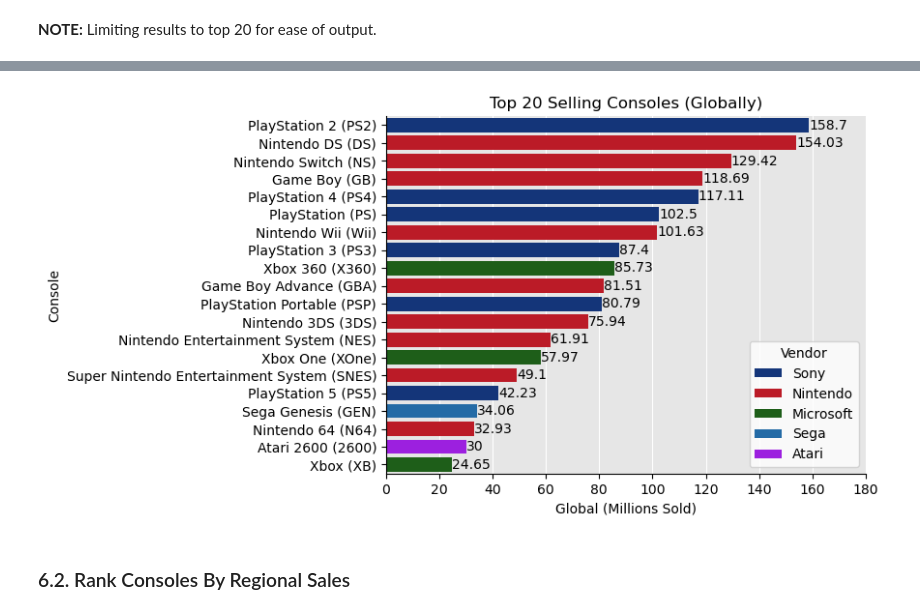
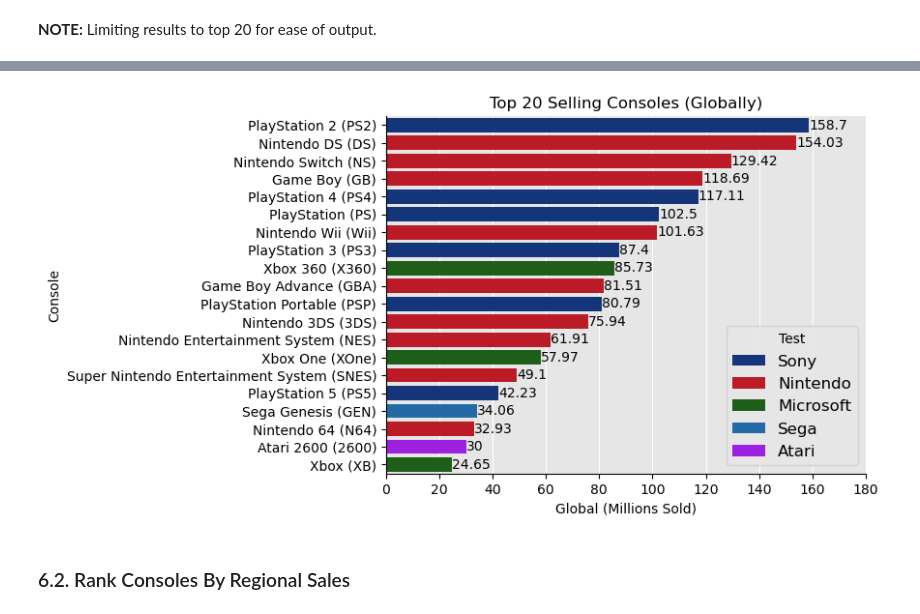
Before and after one commit to York13Pud/data-analytics-portfolio, a Jupyter notebook: video-game-console-sales/analysis.ipynb, the cells around one changed output, grey strips where cells are left out. Cells and saved outputs as stored; diff of their text form; code cells hidden in the pictures.

```diff
--- a/video-game-console-sales/analysis.ipynb
+++ b/video-game-console-sales/analysis.ipynb
@@ -108,3 +109,10 @@ colour_pallette = colours(data = df)
+# %%
+# -- Set the defaults for Seaborn:
+# -- Set the background colour of the axes and turn on the legend frame:
+sns.set_style(rc = {"axes.facecolor": ".9",
+                    'font.size': 36,
+                    #"grid.color": "white",
+                    "legend.frameon": True})
 # %% [markdown]
 ### 5.4. Check The DataTypes
 # %%
@@ -167,6 +175,7 @@ As a result, it is ok to start exploring the data.
 # %% [markdown]
 **NOTE:** Limiting results to top 20 for ease of output.
 # %%
-global_sales = df[["vendor","platform", "global_millions"]].sort_values(by = "global_millions",
-                                                                        ascending = False).head(20)
-global_sales
+global_sales = df[["vendor","platform", "global_millions"]]\
+                   .sort_values(by = "global_millions",
+                                ascending = False).head(20)
+# global_sales
@@ -191,51 +182,48 @@ global_sales
 # %%
-# -- Set the background colour of the axes and turn on the legend frame:
-sns.set_style(rc = {"axes.facecolor": ".9",
-                    "grid.color": "white",
-                    "legend.frameon": True})
-
 # -- Build the barplot:
 ax = sns.barplot(data=global_sales,
                  x = "global_millions",
                  y = "platform",
                  hue = "vendor",
-                 #color = "vendor",
                  palette = colour_pallette,
                  err_kws={'linewidth': 0}
             )
 
 # -- Show values at the end of each bar:
 for i in ax.containers:
     ax.bar_label(i)
 
 # -- Set axis labels:
-ax.set(xlabel = "Global (Millions Sold)", ylabel = "Console",)
+ax.set(xlabel = "Global (Millions Sold)", ylabel = "Console")
+#ax.set_xlabel(fontdict={})
 
 # -- Build the legend (white background):
-legend = ax.legend()
-legend.set_title(title = "Vendor")
-frame = legend.get_frame()
-frame.set_facecolor("white")
+# legend = ax.legend()
+# legend.set_title(title = "Vendor")
+# legend.set_
+# frame = legend.get_frame()
+# frame.set_facecolor("white")
 
+plt.legend(title = "Test", fontsize=12)
 # -- Remove right and top spines from the plot:
 for spine in ["right", "top"]:
     ax.spines[spine].set_visible(False)
 
 # -- Show the x axis bars:
-ax.grid(visible = True, axis = "x", )
+ax.grid(visible = True, axis = "x")
 
 # -- Set the x-axis bars to show below the bars and legend:
 ax.set_axisbelow(True)
 
 # -- Set the x-axis to be 20 higher than the rounded max value:
 ax.set_xlim(0, round(global_sales.global_millions.max()/10)*10 + 20)
 
 ax.set_title(label = "Top 20 Selling Consoles (Globally)")
 
 # -- Show the plot:
 plt.show()
 # %% [output]
-[figure, old version]
+[figure, new version]
 # %% [markdown]
 ### 6.2. Rank Consoles By Regional Sales
 # %% [markdown]
```
Also changed, not shown: parts of 13 cells of this notebook.
